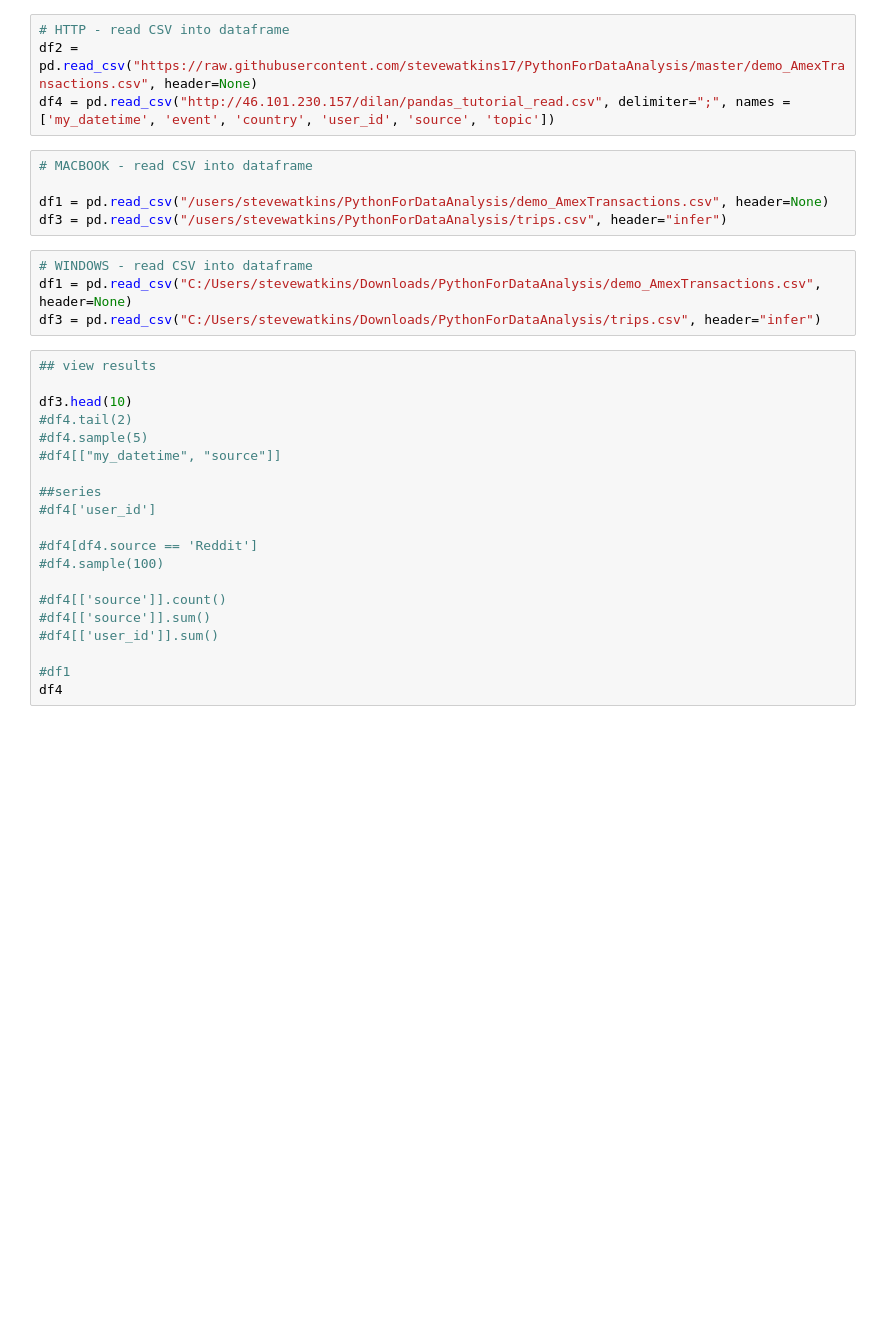
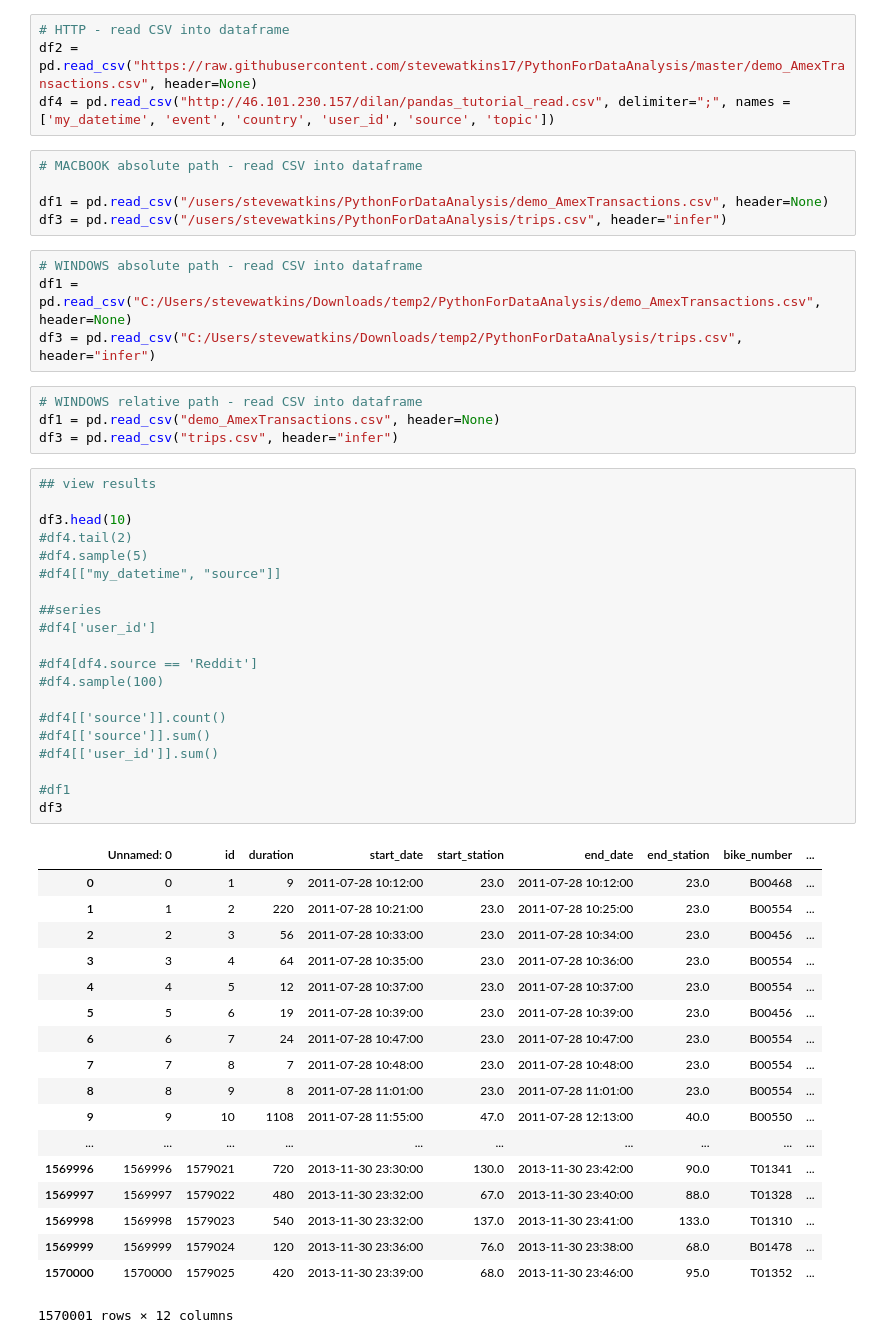
Before and after one commit to stevewatkins17/PythonForDataAnalysis, a Jupyter notebook: demo_AmexTransactions.ipynb, the cells around one changed output. Saved outputs shown, nothing was run; the diff lists cells and outputs as text; blank space fills up the shorter version.

Commit message:
add Windows relative paths in amex demo

```diff
--- a/demo_AmexTransactions.ipynb
+++ b/demo_AmexTransactions.ipynb
@@ -7,31 +9,54 @@ os.getcwd()
 df2 = pd.read_csv("https://raw.githubusercontent.com/stevewatkins17/PythonForDataAnalysis/master/demo_AmexTransactions.csv", header=None)
 df4 = pd.read_csv("http://46.101.230.157/dilan/pandas_tutorial_read.csv", delimiter=";", names = ['my_datetime', 'event', 'country', 'user_id', 'source', 'topic'])
 # %%
-# MACBOOK - read CSV into dataframe
+# MACBOOK absolute path - read CSV into dataframe
 
 df1 = pd.read_csv("/users/stevewatkins/PythonForDataAnalysis/demo_AmexTransactions.csv", header=None)
 df3 = pd.read_csv("/users/stevewatkins/PythonForDataAnalysis/trips.csv", header="infer")
 # %%
-# WINDOWS - read CSV into dataframe
-df1 = pd.read_csv("C:/Users/stevewatkins/Downloads/PythonForDataAnalysis/demo_AmexTransactions.csv", header=None)
-df3 = pd.read_csv("C:/Users/stevewatkins/Downloads/PythonForDataAnalysis/trips.csv", header="infer")
+# WINDOWS absolute path - read CSV into dataframe
+df1 = pd.read_csv("C:/Users/stevewatkins/Downloads/temp2/PythonForDataAnalysis/demo_AmexTransactions.csv", header=None)
+df3 = pd.read_csv("C:/Users/stevewatkins/Downloads/temp2/PythonForDataAnalysis/trips.csv", header="infer")
+# %%
+# WINDOWS relative path - read CSV into dataframe
+df1 = pd.read_csv("demo_AmexTransactions.csv", header=None)
+df3 = pd.read_csv("trips.csv", header="infer")
 # %%
 ## view results
 
 df3.head(10)
 #df4.tail(2)
 #df4.sample(5)
 #df4[["my_datetime", "source"]]
 
 ##series
 #df4['user_id']
 
 #df4[df4.source == 'Reddit']
 #df4.sample(100)
 
 #df4[['source']].count()
 #df4[['source']].sum()
 #df4[['user_id']].sum()
 
 #df1
-df4
+df3
+# %% [output]
+|  | Unnamed: 0 | id | duration | start_date | start_station | end_date | end_station | bike_number | ... |
+| 0 | 0 | 1 | 9 | 2011-07-28 10:12:00 | 23.0 | 2011-07-28 10:12:00 | 23.0 | B00468 | ... |
+| 1 | 1 | 2 | 220 | 2011-07-28 10:21:00 | 23.0 | 2011-07-28 10:25:00 | 23.0 | B00554 | ... |
+| 2 | 2 | 3 | 56 | 2011-07-28 10:33:00 | 23.0 | 2011-07-28 10:34:00 | 23.0 | B00456 | ... |
+| 3 | 3 | 4 | 64 | 2011-07-28 10:35:00 | 23.0 | 2011-07-28 10:36:00 | 23.0 | B00554 | ... |
+| 4 | 4 | 5 | 12 | 2011-07-28 10:37:00 | 23.0 | 2011-07-28 10:37:00 | 23.0 | B00554 | ... |
+| 5 | 5 | 6 | 19 | 2011-07-28 10:39:00 | 23.0 | 2011-07-28 10:39:00 | 23.0 | B00456 | ... |
+| 6 | 6 | 7 | 24 | 2011-07-28 10:47:00 | 23.0 | 2011-07-28 10:47:00 | 23.0 | B00554 | ... |
+| 7 | 7 | 8 | 7 | 2011-07-28 10:48:00 | 23.0 | 2011-07-28 10:48:00 | 23.0 | B00554 | ... |
+| 8 | 8 | 9 | 8 | 2011-07-28 11:01:00 | 23.0 | 2011-07-28 11:01:00 | 23.0 | B00554 | ... |
+| 9 | 9 | 10 | 1108 | 2011-07-28 11:55:00 | 47.0 | 2011-07-28 12:13:00 | 40.0 | B00550 | ... |
+| ... | ... | ... | ... | ... | ... | ... | ... | ... | ... |
+| 1569996 | 1569996 | 1579021 | 720 | 2013-11-30 23:30:00 | 130.0 | 2013-11-30 23:42:00 | 90.0 | T01341 | ... |
+| 1569997 | 1569997 | 1579022 | 480 | 2013-11-30 23:32:00 | 67.0 | 2013-11-30 23:40:00 | 88.0 | T01328 | ... |
+| 1569998 | 1569998 | 1579023 | 540 | 2013-11-30 23:32:00 | 137.0 | 2013-11-30 23:41:00 | 133.0 | T01310 | ... |
+| 1569999 | 1569999 | 1579024 | 120 | 2013-11-30 23:36:00 | 76.0 | 2013-11-30 23:38:00 | 68.0 | B01478 | ... |
+| 1570000 | 1570000 | 1579025 | 420 | 2013-11-30 23:39:00 | 68.0 | 2013-11-30 23:46:00 | 95.0 | T01352 | ... |
+1570001 rows × 12 columns
```
Also changed, not shown: parts of 1 cell of this notebook.
